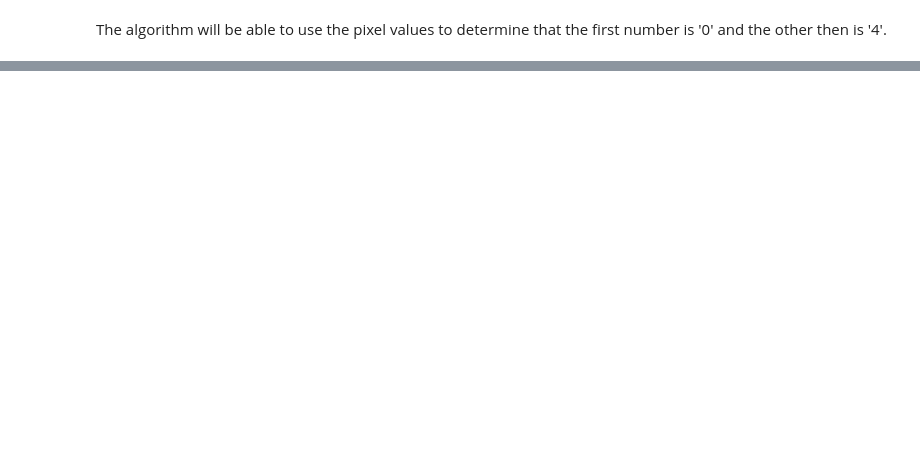
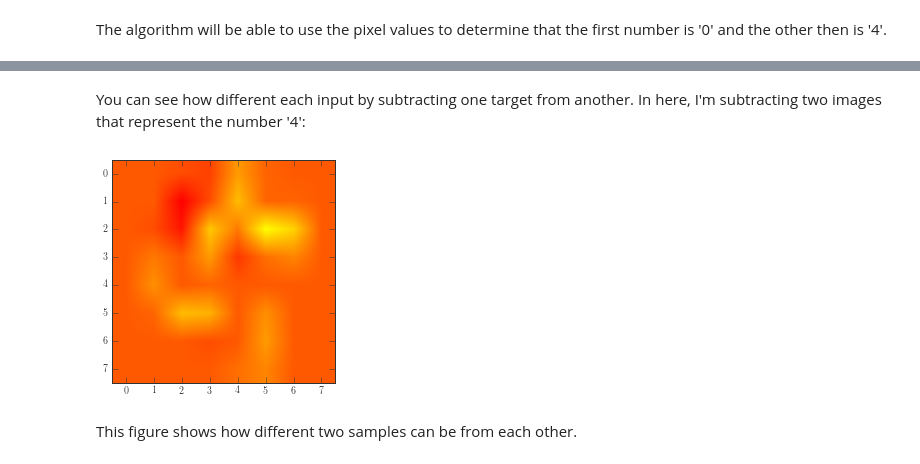
Before and after one commit to VandyAstroML/Vandy_AstroML, a Jupyter notebook: notebooks/Project_ScikitLearn_Datasets.ipynb, the cells around one changed output, grey strips where cells are left out. Cells and saved outputs as stored; diff of their text form; code cells hidden in the pictures; blank space fills up the shorter version.

Commit message:
Added examples of the number 4 for different samples

```diff
--- a/notebooks/Project_ScikitLearn_Datasets.ipynb
+++ b/notebooks/Project_ScikitLearn_Datasets.ipynb
@@ -129,0 +149,9 @@ The algorithm will be able to use the pixel values to determine that the first n
+# %%
+print 'And now the number 4\n'
+IDX4 = num.where( digits_target == 4)[0]
+fig, axes = plt.subplots(2,5, sharex=True, sharey=True, figsize=(20,12))
+axes_f = axes.flatten()
+for ii in range(len(axes_f)):
+    axes_f[ii].imshow(digits['images'][IDX4][ii], cmap = color_map_used)
+    axes_f[ii].text(1, -1, 'Target: {0}'.format(digits_target[IDX4][ii]), fontsize=30)
+plt.show()
@@ -129,0 +161,11 @@ The algorithm will be able to use the pixel values to determine that the first n
+# %% [markdown]
+You can see how different each input by subtracting one target from another.
+In here, I'm subtracting two images that represent the number '4':
+# %%
+# Difference between two samples of the number 4
+plt.imshow(digits['images'][IDX4][1] - digits['images'][IDX4][10], cmap=color_map_used)
+plt.show()
+# %% [output]
+[figure, added]
+# %% [markdown]
+This figure shows how different two samples can be from each other.
```
Also changed, not shown: parts of 5 cells of this notebook.
